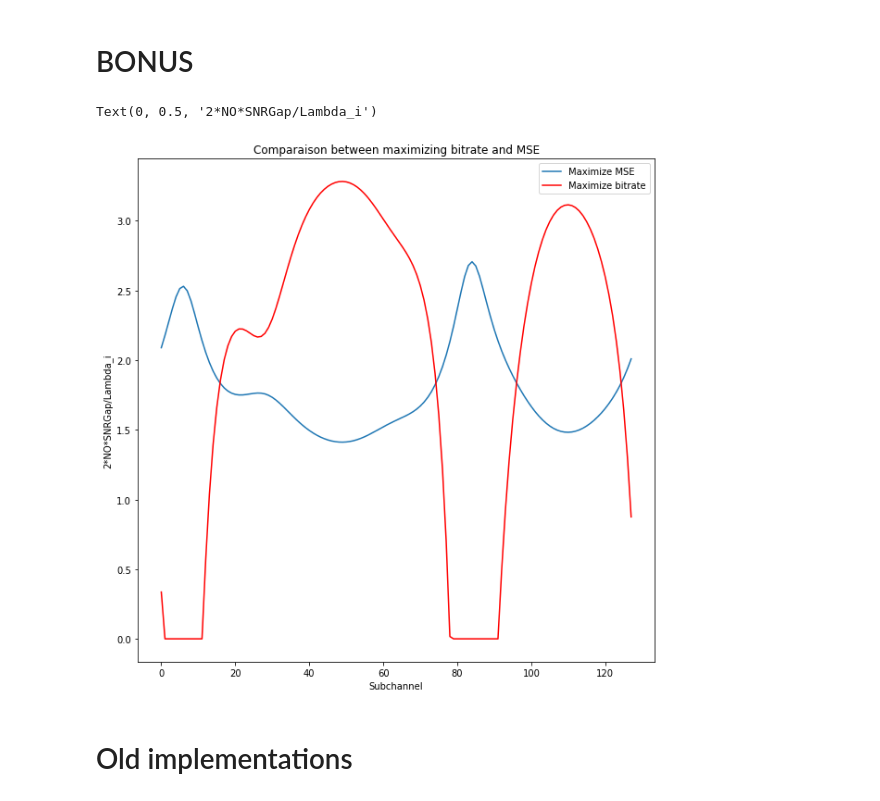
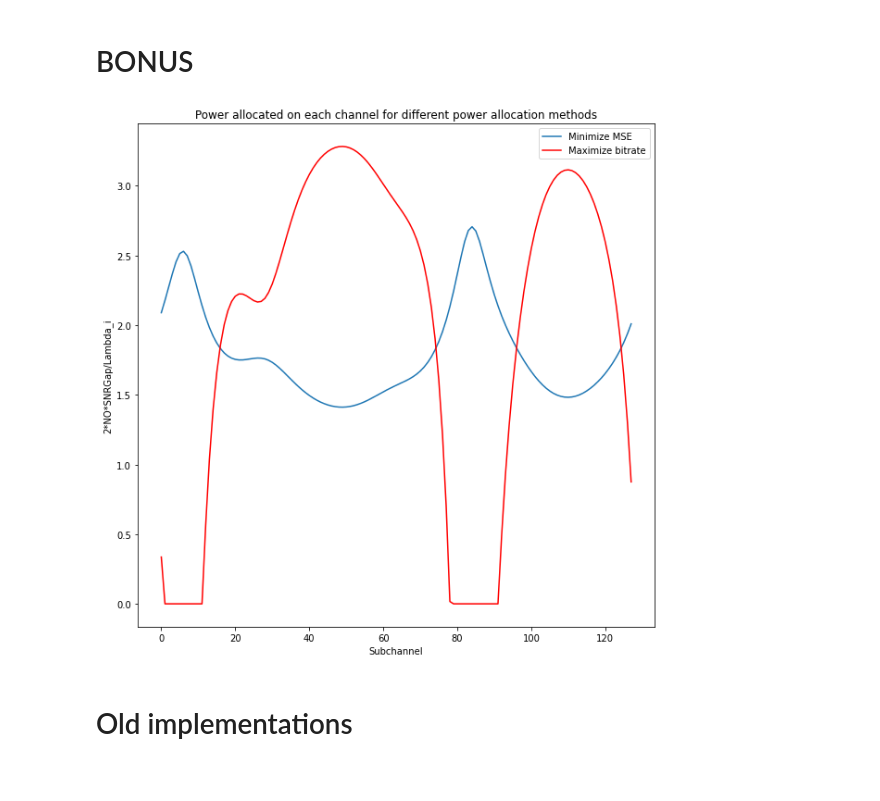
Before and after one commit to delaitl/OFDM, a Jupyter notebook: BEN_step2.ipynb, the cells around one changed output. Saved outputs shown, nothing was run; the diff lists cells and outputs as text; code cells hidden in the pictures.

```diff
--- a/BEN_step2.ipynb
+++ b/BEN_step2.ipynb
@@ -160,18 +160,18 @@ Total bitrate = 77.19 bits per symbol
 # %%
 lambdak = np.fft.fft(CIR,n=128, axis=0)
 Pmax = 256
 Pchann = Pmax/((np.sqrt(np.abs(lambdak)))*np.sum(1/np.abs(lambdak)))
 
 plt.figure(figsize = (10,10))
 plt.plot(Pchann)
 plt.plot(Pi,  '-r')
-plt.title("Comparaison between maximizing bitrate and MSE")
-plt.legend(["Maximize MSE","Maximize bitrate"])
+plt.title("Power allocated on each channel for different power allocation methods")
+plt.legend(["Minimize MSE","Maximize bitrate"])
 plt.xlabel("Subchannel")
 plt.ylabel("2*NO*SNRGap/Lambda_i")
+plt.show()
 # %% [output]
-Text(0, 0.5, '2*NO*SNRGap/Lambda_i')
-[figure, old version]
+[figure, new version]
 # %% [markdown]
 # Old implementations
 # %%
```
Also changed, not shown: 1 other file.
